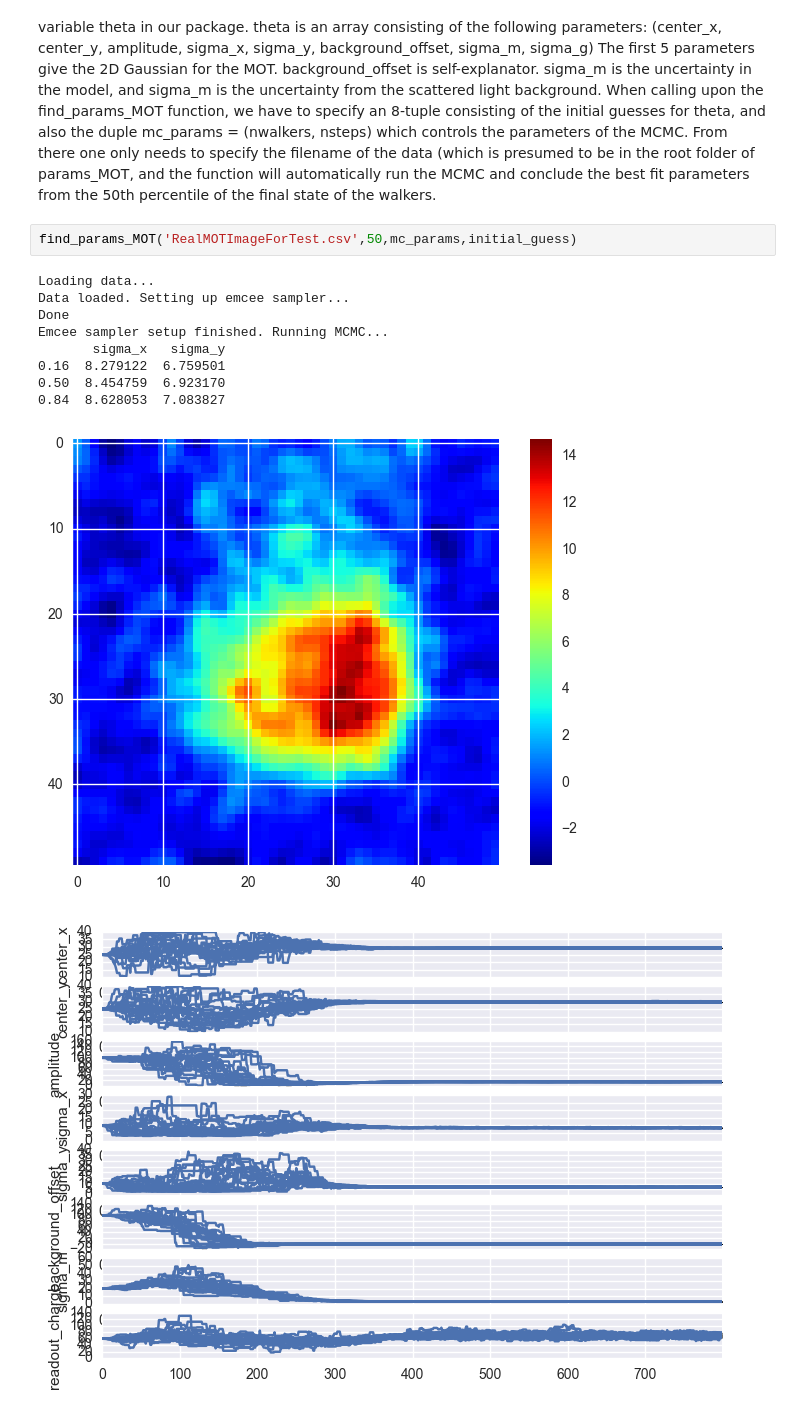
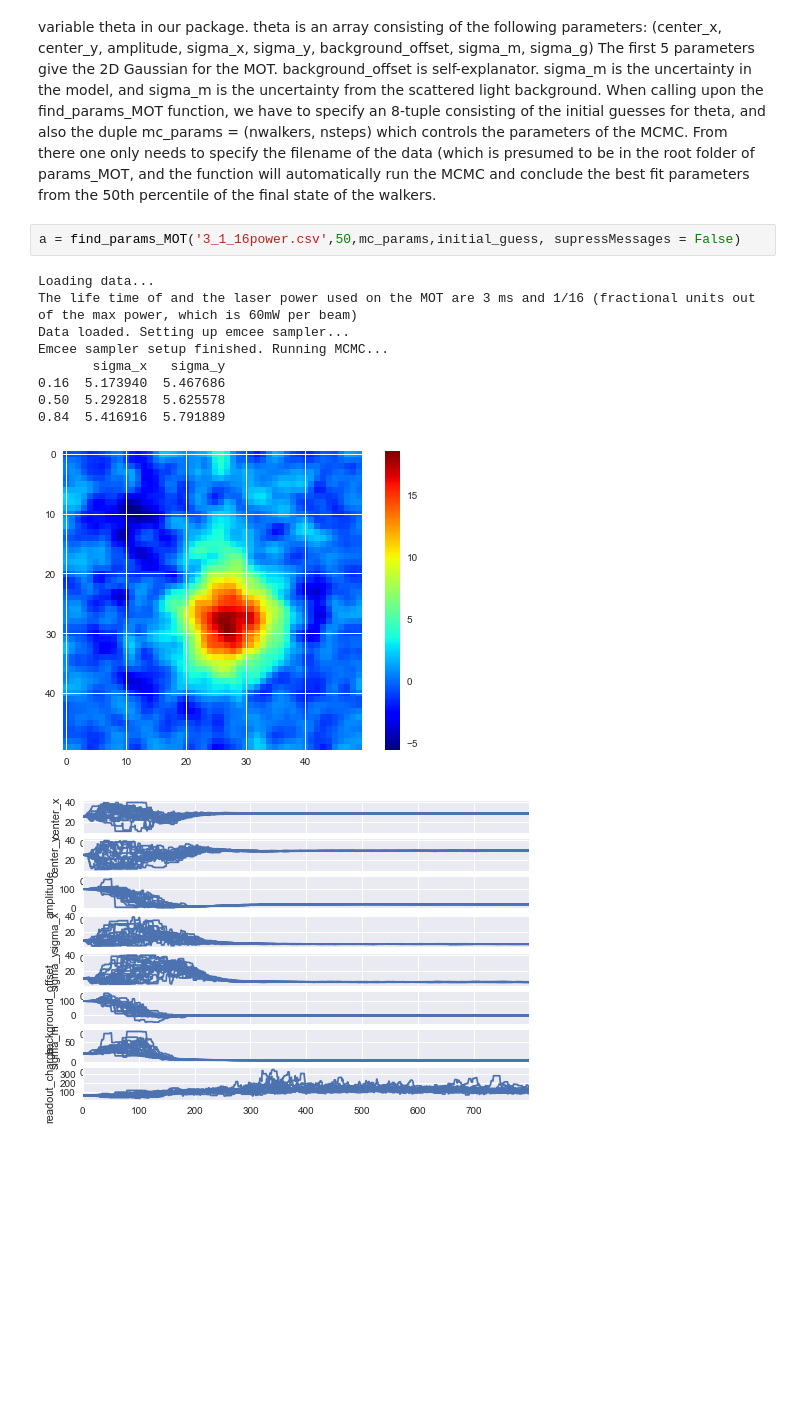
Before and after one commit to phys201/params_MOT, a Jupyter notebook: Tutorial.ipynb, the cells around one changed output. Drawn from its saved outputs; the diff is of its cells as text; blank space fills up the shorter version.

```diff
--- a/Tutorial.ipynb
+++ b/Tutorial.ipynb
@@ -34,15 +37,15 @@ The MCMC is contained in the function find_params_MOT in model.py. This function
 The first 5 parameters give the 2D Gaussian for the MOT. background_offset is self-explanator. sigma_m is the uncertainty in the model, and sigma_m is the uncertainty from the scattered light background. When calling upon the find_params_MOT function, we have to specify an 8-tuple consisting of the initial guesses for theta, and also the duple mc_params = (nwalkers, nsteps) which controls the parameters of the MCMC.
 From there one only needs to specify the filename of the data (which is presumed to be in the root folder of params_MOT, and the function will automatically run the MCMC and conclude the best fit parameters from the 50th percentile of the final state of the walkers.
 # %%
-find_params_MOT('RealMOTImageForTest.csv',50,mc_params,initial_guess)
+a = find_params_MOT('3_1_16power.csv',50,mc_params,initial_guess, supressMessages = False)
 # %% [output]
 Loading data...
+The life time of and the laser power used on the MOT are 3 ms and 1/16 (fractional units out of the max power, which is 60mW per beam)
 Data loaded. Setting up emcee sampler...
-Done
 Emcee sampler setup finished. Running MCMC...
        sigma_x   sigma_y
-0.16  8.279122  6.759501
-0.50  8.454759  6.923170
-0.84  8.628053  7.083827
+0.16  5.173940  5.467686
+0.50  5.292818  5.625578
+0.84  5.416916  5.791889
-[figure, old version]
+[figure, new version]
-[figure, old version]
+[figure, new version]
```
Also changed, not shown: parts of 7 cells of this notebook, 6 other files.
